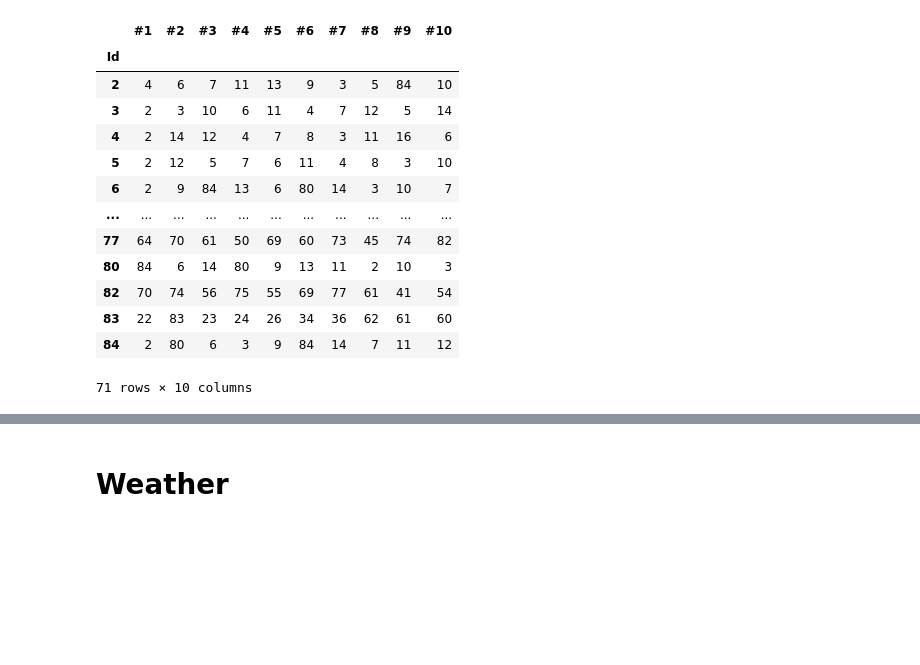
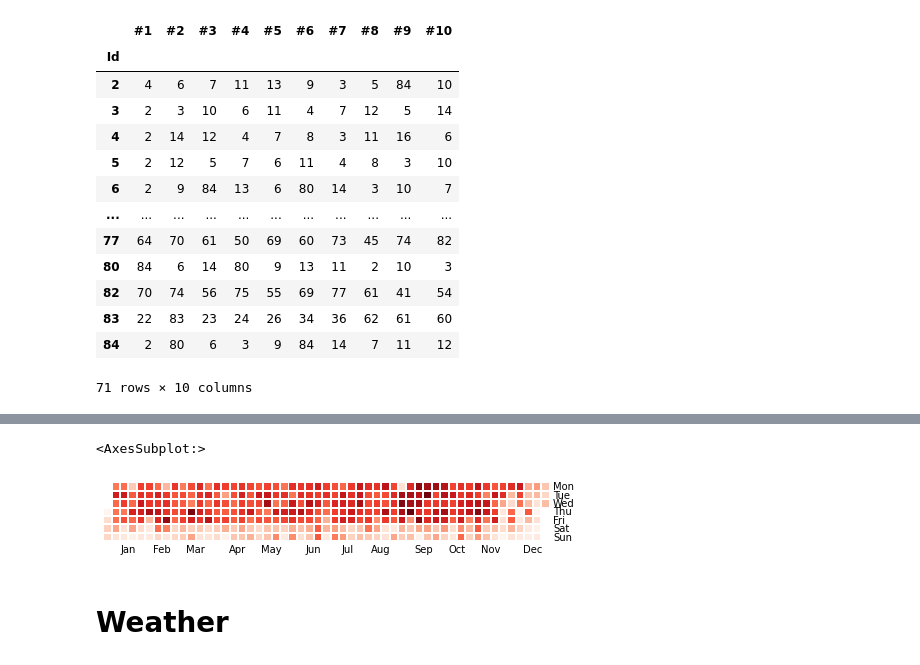
Before and after one commit to adrienbuche-27/bikerental-prediction, a Jupyter notebook: 01 - Data Exploration.ipynb, the cells around one changed output, grey strips where cells are left out. Drawn from its saved outputs; the diff is of its cells as text; code cells hidden in the pictures; blank space fills up the shorter version.

```diff
--- a/01 - Data Exploration.ipynb
+++ b/01 - Data Exploration.ipynb
@@ -440,3 +498,8 @@ popular_stations
+# %%
+yearplot(tmp["San Jose"], how=None)
+# %% [output]
+<AxesSubplot:>
+[figure, added]
 # %% [markdown]
 # Weather
 # %%
```
Also changed, not shown: parts of 17 cells of this notebook, 1 other file.
